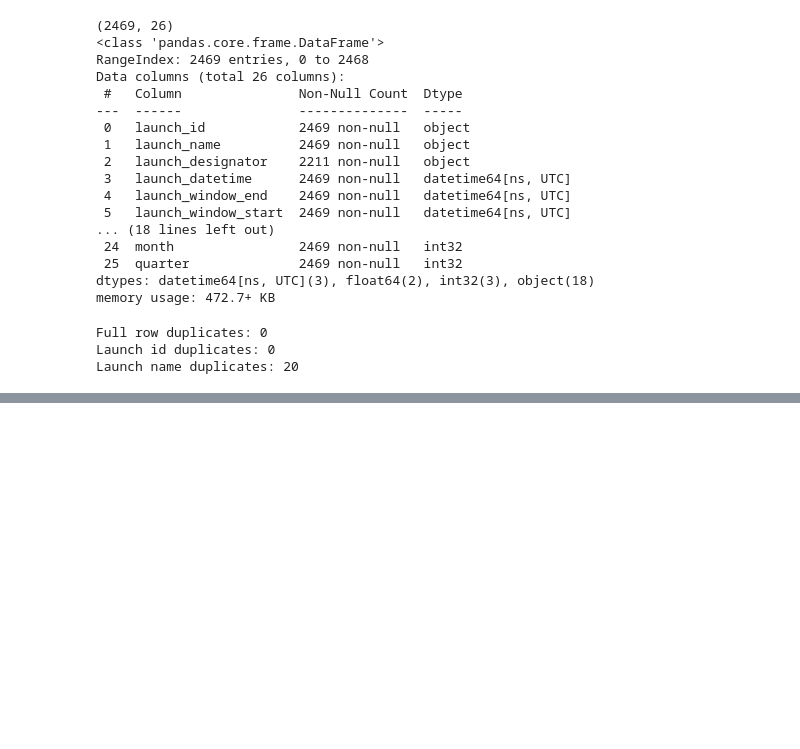
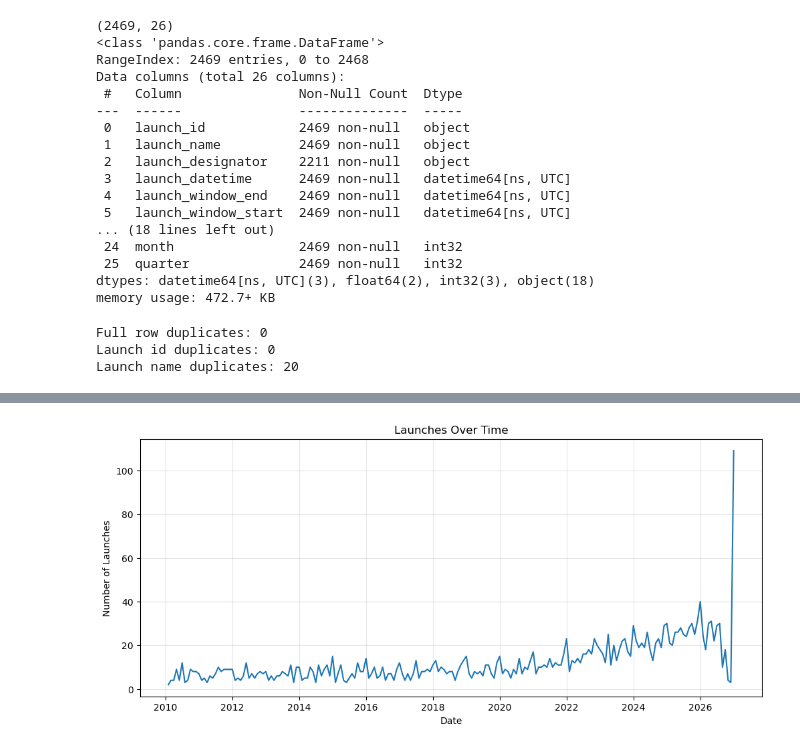
Before and after one commit to kurathemonster/launches, a Jupyter notebook: notebooks/base_analysis.ipynb, the cells around one changed output, grey strips where cells are left out. Cells and saved outputs as stored; diff of their text form; code cells hidden in the pictures; blank space fills up the shorter version.

```diff
--- a/notebooks/base_analysis.ipynb
+++ b/notebooks/base_analysis.ipynb
@@ -163,0 +177,18 @@ df.sample(10)
+# %%
+launches_by_month = (
+    df.set_index('launch_datetime')
+    .resample("ME")
+    .size()
+)
+
+plt.figure(figsize=(12, 5))
+plt.plot(launches_by_month.index, launches_by_month.values)
+plt.title("Launches Over Time")
+plt.xlabel("Date")
+plt.ylabel("Number of Launches")
+plt.grid(True, alpha=0.3)
+plt.show()
+
+# That's really interesting?? Why does it spike so much in the end? Maybe confirm later with some other data for launches in 2026
+# %% [output]
+[figure, added]
```
Also changed, not shown: parts of 5 cells of this notebook, 3 other files.
